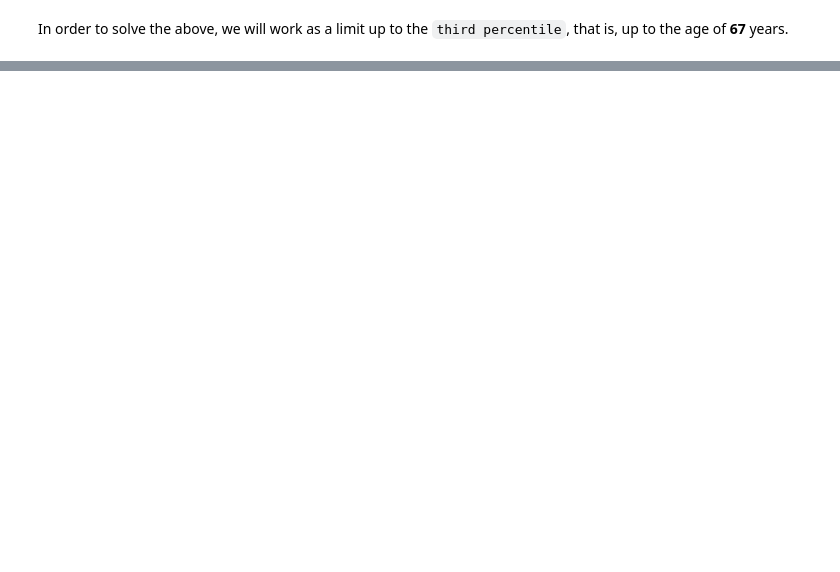
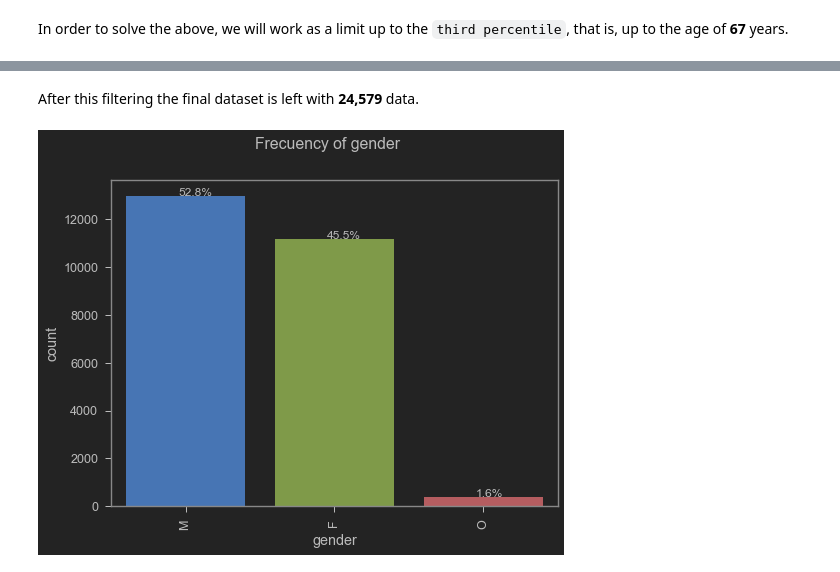
Before and after one commit to cbarros7/ml_engineer_nanodegree, a Jupyter notebook: capstone_project/Starbucks_Capstone_notebook.ipynb, the cells around one changed output, grey strips where cells are left out. Saved outputs shown, nothing was run; the diff lists cells and outputs as text; code cells hidden in the pictures; blank space fills up the shorter version.

```diff
--- a/capstone_project/Starbucks_Capstone_notebook.ipynb
+++ b/capstone_project/Starbucks_Capstone_notebook.ipynb
@@ -427,0 +403,7 @@ final_dataset = final_dataset[final_dataset['age'] <= 67]
+# %% [markdown]
+After this filtering the final dataset is left with **24,579** data.
+# %%
+# Display plot for gender column
+helpers.plot_category_variable(final_dataset, 'gender')
+# %% [output]
+[figure, added]
```
Also changed, not shown: parts of 26 cells of this notebook.
